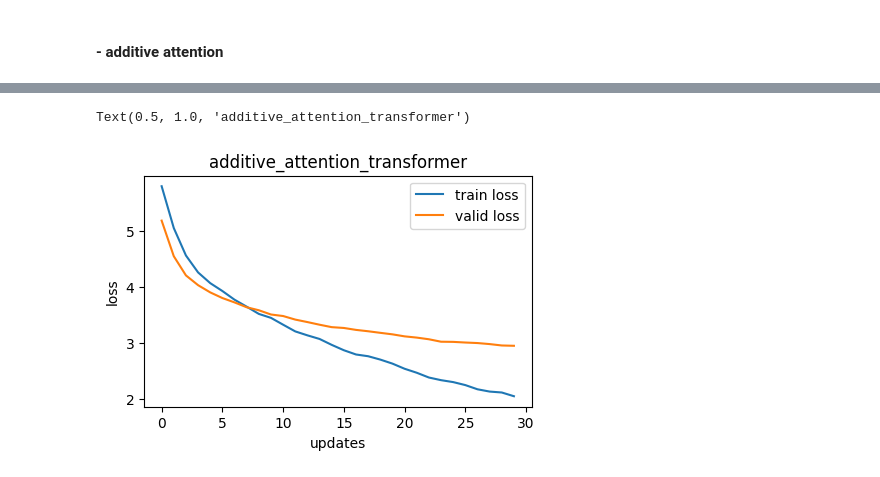
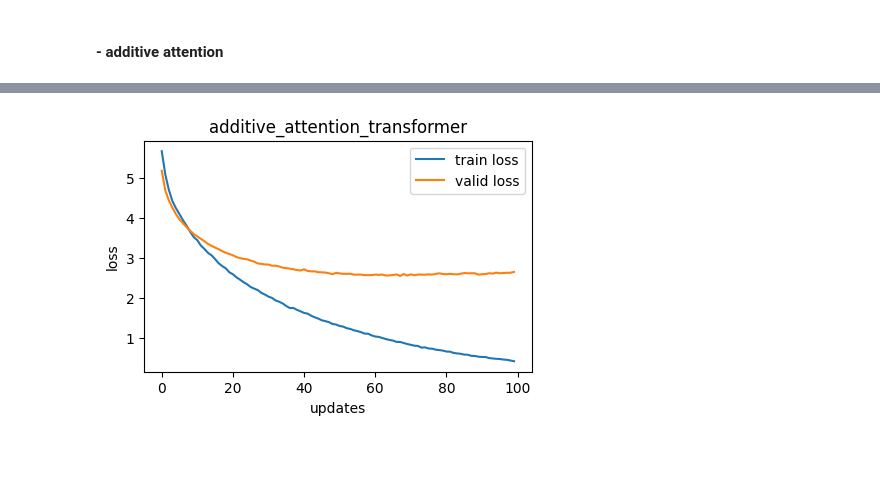
Before and after one commit to KaungHtetCho-22/NLP-A3, a Jupyter notebook: MT_transformer.ipynb, the cells around one changed output, grey strips where cells are left out. Drawn from its saved outputs; the diff is of its cells as text; code cells hidden in the pictures.

```diff
--- a/MT_transformer.ipynb
+++ b/MT_transformer.ipynb
@@ -975,9 +868,9 @@ def evaluate(model, loader, criterion, loader_length):
 
     return epoch_loss / loader_length
 # %%
-train_loader_length = len(train_loader)
-val_loader_length   = len(valid_loader)
-test_loader_length  = len(test_loader)
+train_loader_length = len(list(iter(train_loader)))
+val_loader_length   = len(list(iter(valid_loader)))
+test_loader_length  = len(list(iter(test_loader)))
 # %%
 def epoch_time(start_time, end_time):
     elapsed_time = end_time - start_time
@@ -1003,9 +912,9 @@ best_train_loss = float('inf')
 best_train_ppl  = float('inf')
 best_valid_ppl  = float('inf')
 
-num_epochs = 30
+num_epochs = 100
 clip = 1
-save_path = 'models/general_attention.pt'
+save_path = './app/models/general_attention.pt'
 
 train_losses = []
 valid_losses = []
@@ -1116,9 +1029,9 @@ best_train_loss = float('inf')
 best_train_ppl  = float('inf')
 best_valid_ppl  = float('inf')
 
-num_epochs = 30
+num_epochs = 100
 clip = 1
-save_path = 'models/multiplicative_attention.pt'
+save_path = './app/models/multiplicative_attention.pt'
 
 train_losses = []
 valid_losses = []
@@ -1231,9 +1148,9 @@ best_train_loss = float('inf')
 best_train_ppl  = float('inf')
 best_valid_ppl  = float('inf')
 
-num_epochs = 30
+num_epochs = 100
 clip = 1
-save_path = 'models/additive_attention.pt'
+save_path = './app/models/additive_attention.pt'
 
 train_losses = []
 valid_losses = []
@@ -1291,17 +1208,21 @@ Best Val. Loss: 2.949 | Best Val. PPL:  19.087
 # %%
 
 import matplotlib.pyplot as plt
 fig = plt.figure(figsize=(5, 3))
 ax = fig.add_subplot(1, 1, 1)
 ax.plot(train_losses, label = 'train loss')
 ax.plot(valid_losses, label = 'valid loss')
 plt.legend()
 ax.set_xlabel('updates')
 ax.set_ylabel('loss')
 ax.set_title('additive_attention_transformer')
+
+filename = './app/images/additive_attention_transformer_loss_plot.png'
+
+# Save the figure
+plt.savefig(filename, format='png', dpi=300, bbox_inches='tight')
 # %% [output]
-Text(0.5, 1.0, 'additive_attention_transformer')
-[figure, old version]
+[figure, new version]
 # %%
 model.load_state_dict(torch.load(save_path))
 test_loss = evaluate(model, test_loader, criterion_add, test_loader_length)
```
Also changed, not shown: parts of 36 cells of this notebook, 17 other files.
